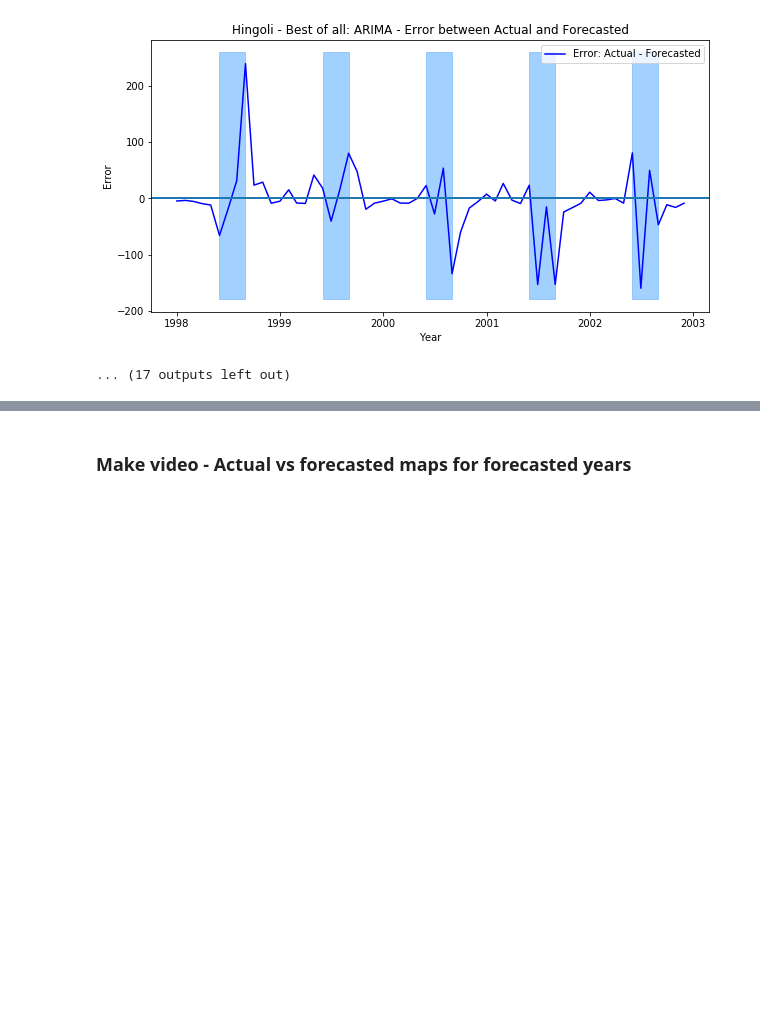
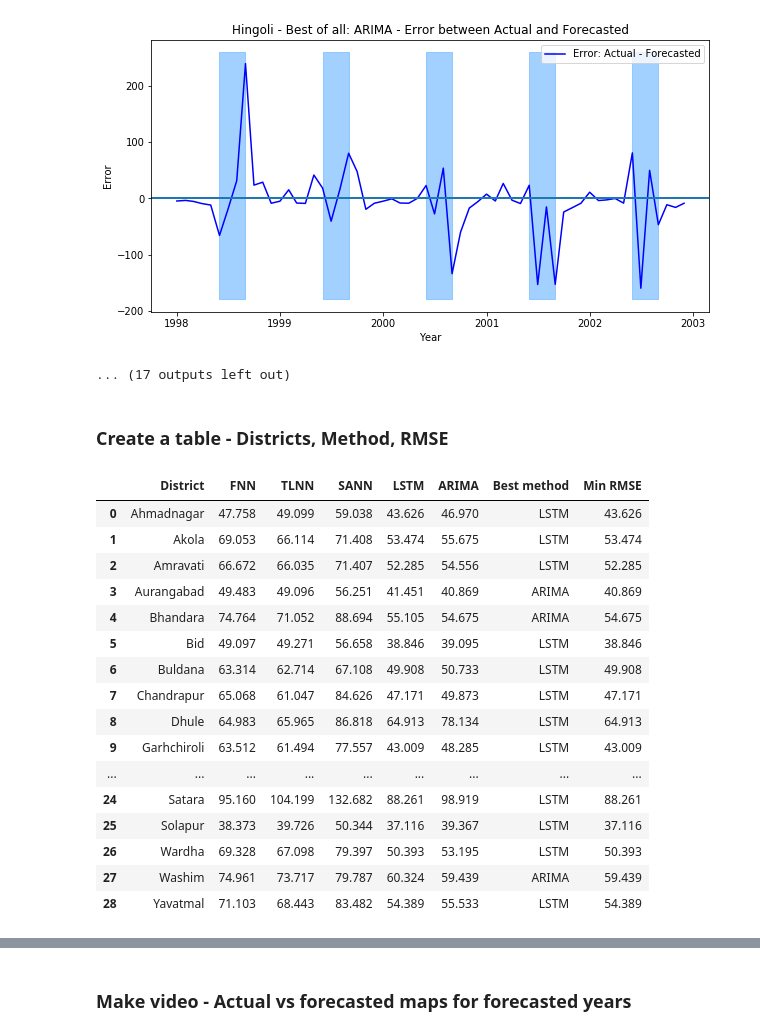
Before and after one commit to Abhishekmamidi123/Time-Series-Forecasting, a Jupyter notebook: Maharashtra/Maharashtra_Analysis.ipynb, the cells around one changed output, grey strips where cells are left out. Cells and saved outputs as stored; diff of their text form; code cells hidden in the pictures; blank space fills up the shorter version.

```diff
--- a/Maharashtra/Maharashtra_Analysis.ipynb
+++ b/Maharashtra/Maharashtra_Analysis.ipynb
@@ -725,3 +725,41 @@ for district in districts:
 [figure]
 [figure]
 ... (17 outputs left out)
+# %% [markdown]
+### Create a table - Districts, Method, RMSE
+# %%
+STORAGE_FOLDER = 'State_predictions/'
+district_method_RMSE = []
+columns = ['District', 'FNN', 'TLNN', 'SANN', 'LSTM', 'ARIMA', 'Best method', 'Min RMSE']
+l = []
+for district in districts:
+    l = [district]
+    file = STORAGE_FOLDER + district + '/' + 'RMSE_score.csv'
+    rmse_score = pd.read_csv(file)
+    method = rmse_score.ix[rmse_score.RMSE.argmin]['Unnamed: 0']
+    min_RMSE = rmse_score.RMSE.min()
+    l = l + list(rmse_score.RMSE) + [method, min_RMSE]
+    district_method_RMSE.append(l)
+
+district_method_RMSE = pd.DataFrame(district_method_RMSE)
+district_method_RMSE.columns = columns
+district_method_RMSE.to_csv('district_method_RMSE.csv')
+district_method_RMSE
+# %% [output]
+|  | District | FNN | TLNN | SANN | LSTM | ARIMA | Best method | Min RMSE |
+| 0 | Ahmadnagar | 47.758 | 49.099 | 59.038 | 43.626 | 46.970 | LSTM | 43.626 |
+| 1 | Akola | 69.053 | 66.114 | 71.408 | 53.474 | 55.675 | LSTM | 53.474 |
+| 2 | Amravati | 66.672 | 66.035 | 71.407 | 52.285 | 54.556 | LSTM | 52.285 |
+| 3 | Aurangabad | 49.483 | 49.096 | 56.251 | 41.451 | 40.869 | ARIMA | 40.869 |
+| 4 | Bhandara | 74.764 | 71.052 | 88.694 | 55.105 | 54.675 | ARIMA | 54.675 |
+| 5 | Bid | 49.097 | 49.271 | 56.658 | 38.846 | 39.095 | LSTM | 38.846 |
+| 6 | Buldana | 63.314 | 62.714 | 67.108 | 49.908 | 50.733 | LSTM | 49.908 |
+| 7 | Chandrapur | 65.068 | 61.047 | 84.626 | 47.171 | 49.873 | LSTM | 47.171 |
+| 8 | Dhule | 64.983 | 65.965 | 86.818 | 64.913 | 78.134 | LSTM | 64.913 |
+| 9 | Garhchiroli | 63.512 | 61.494 | 77.557 | 43.009 | 48.285 | LSTM | 43.009 |
+| ... | ... | ... | ... | ... | ... | ... | ... | ... |
+| 24 | Satara | 95.160 | 104.199 | 132.682 | 88.261 | 98.919 | LSTM | 88.261 |
+| 25 | Solapur | 38.373 | 39.726 | 50.344 | 37.116 | 39.367 | LSTM | 37.116 |
+| 26 | Wardha | 69.328 | 67.098 | 79.397 | 50.393 | 53.195 | LSTM | 50.393 |
+| 27 | Washim | 74.961 | 73.717 | 79.787 | 60.324 | 59.439 | ARIMA | 59.439 |
+| 28 | Yavatmal | 71.103 | 68.443 | 83.482 | 54.389 | 55.533 | LSTM | 54.389 |
```
Also changed, not shown: parts of 3 cells of this notebook.
